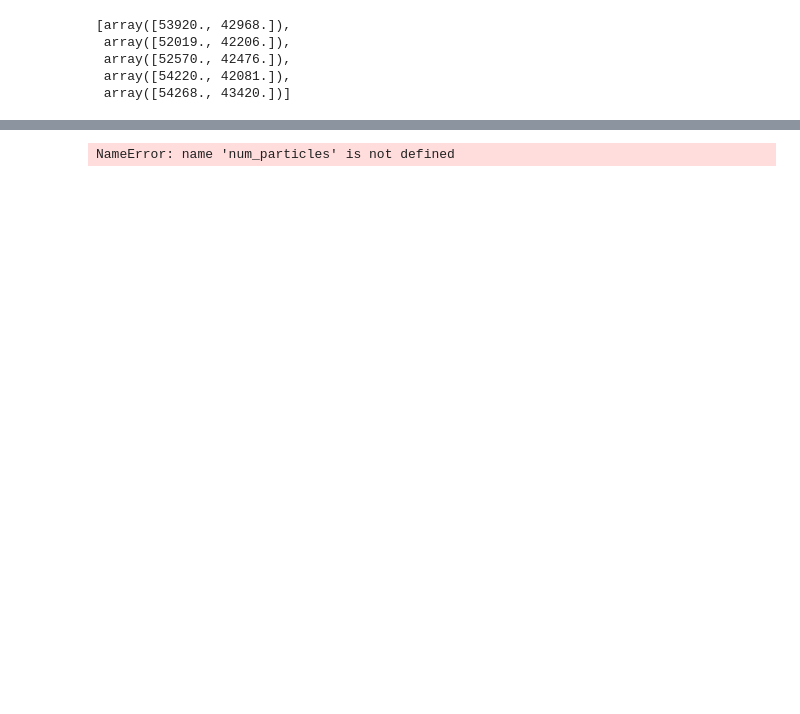
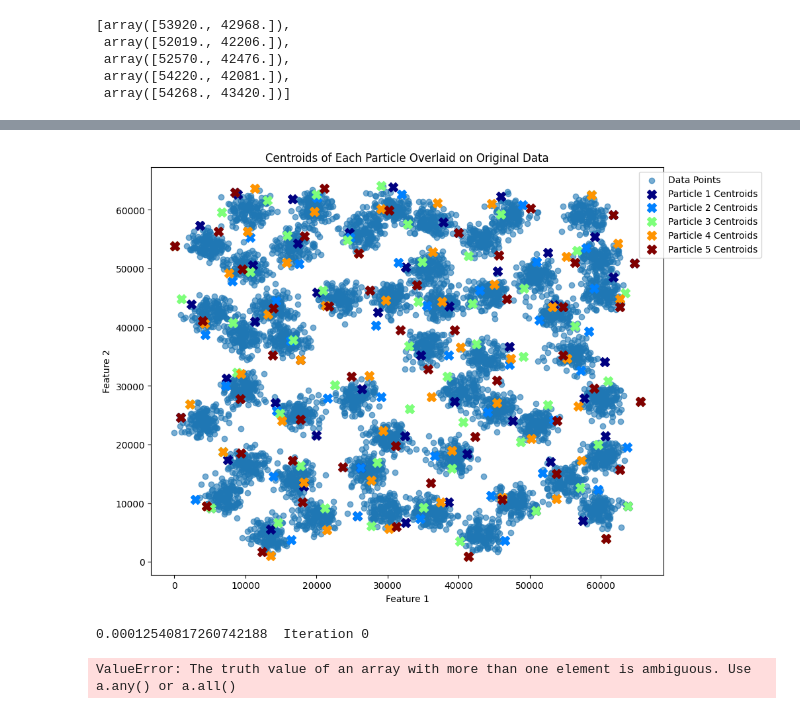
Before and after one commit to antonste/finalprojet, a Jupyter notebook: notebooks/PMPSO.ipynb, the cells around one changed output, grey strips where cells are left out. Saved outputs shown, nothing was run; the diff lists cells and outputs as text; code cells hidden in the pictures; blank space fills up the shorter version.

```diff
--- a/notebooks/PMPSO.ipynb
+++ b/notebooks/PMPSO.ipynb
@@ -58,4 +68,14 @@ parsed_data.take(5)
  array([52570., 42476.]),
  array([54220., 42081.]),
  array([54268., 43420.])]
+# %%
+# Algorithm parameters, taken from the paper page 9
+c1 = c2 = 1.49445    # Learning parameters
+w = 3                # Weight factor
+num_particles = 5    # Particles number
+archive_depth = 15   # Number of items in the archive
+num_iterations = 10
+
+dimensions = len(parsed_data.take(1)[0])
+num_samples = parsed_data.count()
 # %%
@@ -86,3 +149,28 @@ particles_bc = sc.broadcast(particles)
+# %%
+data_points = np.array(parsed_data.collect())  # Collecting data to plot
+
+# Assuming 'particles' variable has been initialized with positions of centroids
+# Each particle contains a 'position' attribute with the centroids
+num_particles = len(particles)
+
+# Plot the original dataset
+plt.figure(figsize=(10, 8))
+plt.scatter(data_points[:, 0], data_points[:, 1], label='Data Points', alpha=0.6)
+
+# Plot centroids of each particle
+colors = plt.cm.jet(np.linspace(0, 1, num_particles))
+for i, particle in enumerate(particles):
+    centroids = particle['position']
+    plt.scatter(centroids[:, 0], centroids[:, 1], color=colors[i], marker='X', s=100, label=f'Particle {i + 1} Centroids')
+
+# Plot customization
+plt.title('Centroids of Each Particle Overlaid on Original Data')
+plt.xlabel('Feature 1')
+plt.ylabel('Feature 2')
+plt.legend(loc='upper right', bbox_to_anchor=(1.2, 1))
+plt.show()
+# %% [output]
+[figure, added]
 # %%
 # Fitness Evaluation Function
 def compute_fitness(data_partition, particle_position):
@@ -105,7 +193,7 @@ def compute_fitness(data_partition, particle_position):
     return fitness_compactness, fitness_connectivity
 
 # Local Fitness Calculation in Partitions with K-means
-def calculate_local_fitness(data_partition, particles_bc: Broadcast):
+def calculate_local_fitness(data_partition, particles_bc):
     particles = particles_bc.value
     local_fitness = []
 
@@ -165,11 +253,14 @@ def update_archive(particles):
     archive = sorted(archive, key=lambda x: x[1])[:num_particles]
     return archive
 
+timer = time.time()
+
 # Main Optimization Loop
 for iteration in range(num_iterations):
+    print(f"{time.time() - timer}\tIteration {iteration}")
     # Local Fitness Calculation
-    local_fitness_rdd = data_rdd.mapPartitions(lambda partition: calculate_local_fitness(partition, particles_bc))
-    global_fitness = aggregate_fitness(local_fitness_rdd, num_samples=data_rdd.count())
+    local_fitness_rdd = parsed_data.mapPartitions(lambda partition: calculate_local_fitness(partition, particles_bc))
+    global_fitness = aggregate_fitness(local_fitness_rdd, num_samples=num_samples)
 
     # Update pbest and gbest
     for particle in particles:
@@ -190,4 +281,5 @@ print("Final Archive:", archive)
 # Stopping Spark Context
 sc.stop()
 # %% [output]
-NameError: name 'num_particles' is not defined
+0.00012540817260742188  Iteration 0
+ValueError: The truth value of an array with more than one element is ambiguous. Use a.any() or a.all()
```
Also changed, not shown: parts of 3 cells of this notebook.
